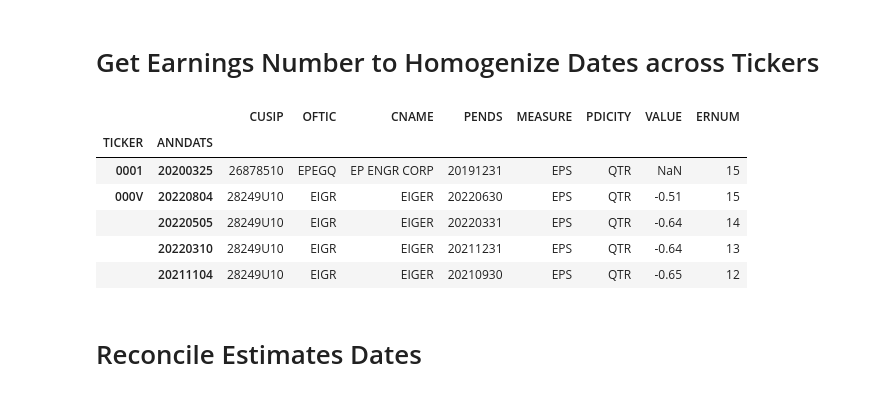
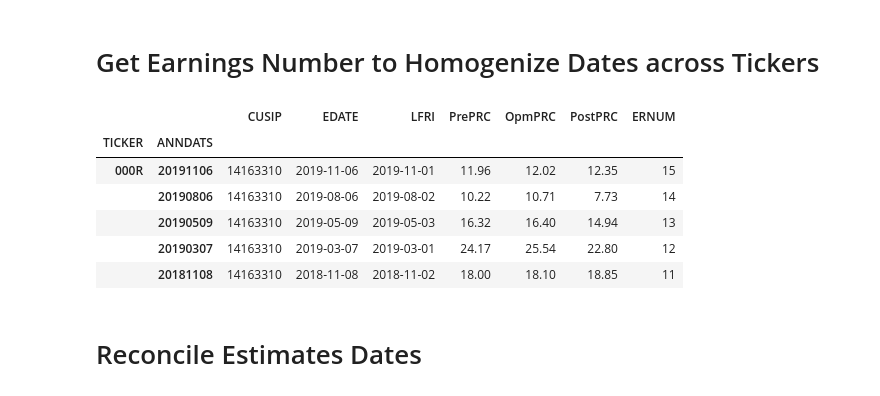
Before and after one commit to layoups/post-earnings-returns, a Jupyter notebook: tsfea_test.ipynb, the cells around one changed output. Cells and saved outputs as stored; diff of their text form; code cells hidden in the pictures.

Commit message:
test tsfea on real data

```diff
--- a/tsfea_test.ipynb
+++ b/tsfea_test.ipynb
@@ -9,16 +9,16 @@ tsfea = TSFEA()
 # %% [markdown]
 # Get Earnings Number to Homogenize Dates across Tickers
 # %%
-homogenized_earnings = tsfea.homogenize_earnings_dates('ActualEarningsData.csv')
+homogenized_earnings = tsfea.homogenize_earnings_dates('AllEarningsFmt.csv')
 homogenized_earnings.head()
 # %% [output]
-|  |  | CUSIP | OFTIC | CNAME | PENDS | MEASURE | PDICITY | VALUE | ERNUM |
-| TICKER | ANNDATS |  |  |  |  |  |  |  |  |
-| 0001 | 20200325 | 26878510 | EPEGQ | EP ENGR CORP | 20191231 | EPS | QTR | NaN | 15 |
-| 000V | 20220804 | 28249U10 | EIGR | EIGER | 20220630 | EPS | QTR | -0.51 | 15 |
-|  | 20220505 | 28249U10 | EIGR | EIGER | 20220331 | EPS | QTR | -0.64 | 14 |
-|  | 20220310 | 28249U10 | EIGR | EIGER | 20211231 | EPS | QTR | -0.64 | 13 |
-|  | 20211104 | 28249U10 | EIGR | EIGER | 20210930 | EPS | QTR | -0.65 | 12 |
+|  |  | CUSIP | EDATE | LFRI | PrePRC | OpmPRC | PostPRC | ERNUM |
+| TICKER | ANNDATS |  |  |  |  |  |  |  |
+| 000R | 20191106 | 14163310 | 2019-11-06 | 2019-11-01 | 11.96 | 12.02 | 12.35 | 15 |
+|  | 20190806 | 14163310 | 2019-08-06 | 2019-08-02 | 10.22 | 10.71 | 7.73 | 14 |
+|  | 20190509 | 14163310 | 2019-05-09 | 2019-05-03 | 16.32 | 16.40 | 14.94 | 13 |
+|  | 20190307 | 14163310 | 2019-03-07 | 2019-03-01 | 24.17 | 25.54 | 22.80 | 12 |
+|  | 20181108 | 14163310 | 2018-11-08 | 2018-11-02 | 18.00 | 18.10 | 18.85 | 11 |
 # %% [markdown]
 # Reconcile Estimates Dates
 # %%
```
Also changed, not shown: parts of 14 cells of this notebook, 1 other file.
